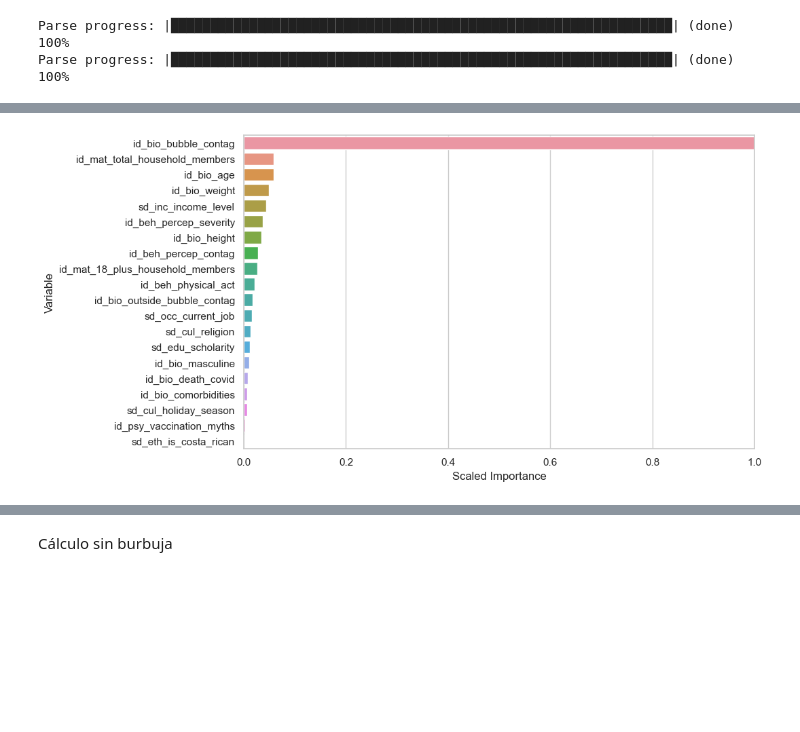
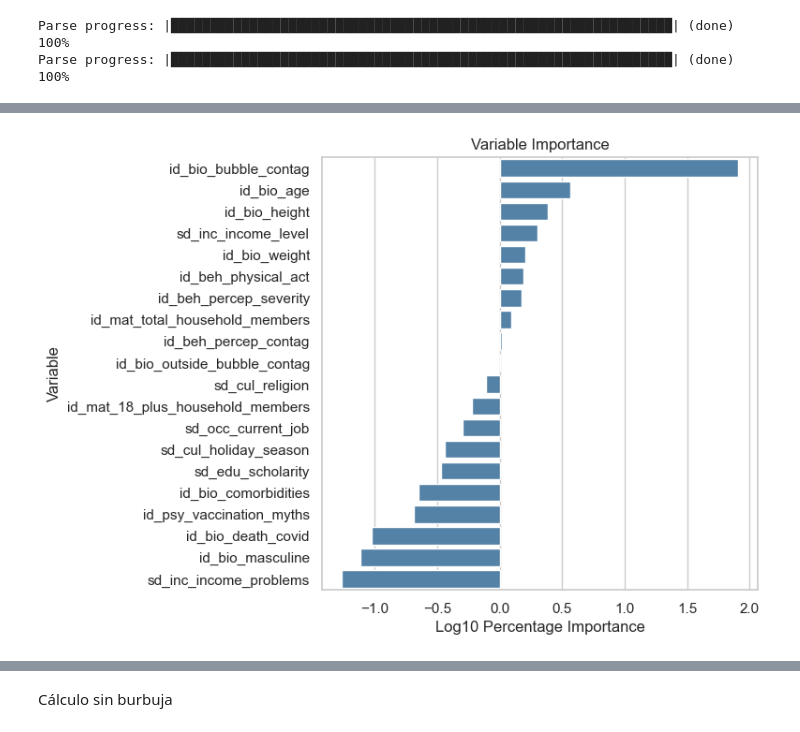
Before and after one commit to maikol-solis/Paper-COVID-MLTriage-CR2021, a Jupyter notebook: b_model_fit_h2o.ipynb, the cells around one changed output, grey strips where cells are left out. Cells and saved outputs as stored; diff of their text form; code cells hidden in the pictures; blank space fills up the shorter version.

```diff
--- a/b_model_fit_h2o.ipynb
+++ b/b_model_fit_h2o.ipynb
@@ -163,17 +164,17 @@ col_types = {
     "sd_inc_income_level": "enum",
     "sd_cul_holiday_season": "enum",
     "id_bio_masculine": "enum",
-    "id_bio_age": "int",
-    "id_bio_weight": "int",
-    "id_bio_height": "int",
+    "id_bio_age": "numeric",
+    "id_bio_weight": "numeric",
+    "id_bio_height": "numeric",
     "sd_edu_scholarity": "enum",
     "sd_occ_current_job": "enum",
     "sd_eth_is_costa_rican": "enum",
     "id_bio_comorbidities": "enum",
     "sd_cul_religion": "enum",
     "id_bio_disability": "enum",
-    "id_mat_18_plus_household_members": "int",
-    "id_mat_total_household_members": "int",
+    "id_mat_18_plus_household_members": "numeric",
+    "id_mat_total_household_members": "numeric",
 }
 
 train_h2o = h2o.H2OFrame(train, column_types=col_types)
@@ -281,27 +308,29 @@ Total  265      136     0.2045   (82.0/401.0)
 # %%
 # Get variable importance data
 var_imp = aml.leader.varimp(use_pandas=True)
 
 # Filter only the variables with positive scaled_importance value
-var_imp = var_imp[var_imp["scaled_importance"] > 0]
-
+var_imp = var_imp[var_imp["percentage"] > 0]
+var_imp["log_scaled_importance"] = np.log10(var_imp["percentage"] * 100)
 
 h = 6
-w = h * 1.618
+w = 6
 # Create plot using seaborn
 sns.set(style="whitegrid")
 plt.figure(figsize=(w, h))  # set the figure size
-sns.barplot(x="scaled_importance", y="variable", data=var_imp)
+sns.barplot(x="log_scaled_importance", y="variable",
+            data=var_imp, color="steelblue")
 
 # Set informative labels for the plot
-plt.xlabel("Scaled Importance")
+plt.title("Variable Importance")
+plt.xlabel("Log10 Percentage Importance")
 plt.ylabel("Variable")
 
 # Set the x-axis limits to adjust the scale
-plt.xlim(0, 1)
+# plt.xlim(0, 1)
 
 # Save plot to pdf file
-plt.savefig("img/plot_varimp.pdf", bbox_inches="tight")
+plt.savefig("img/plot_var_imp.pdf", bbox_inches="tight")
 plt.show()
 # %% [output]
-[figure, old version]
+[figure, new version]
```
Also changed, not shown: parts of 26 cells of this notebook, 20 other files.
